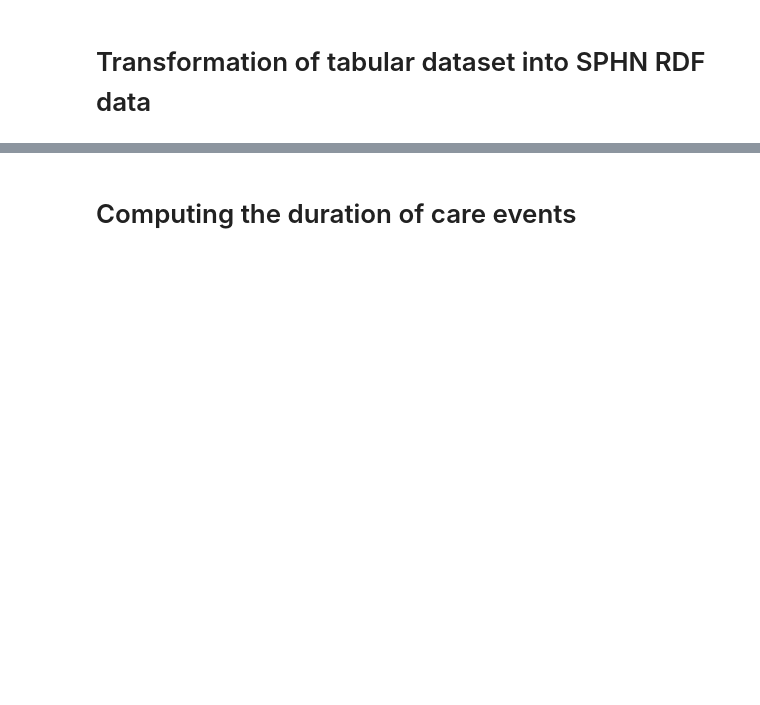
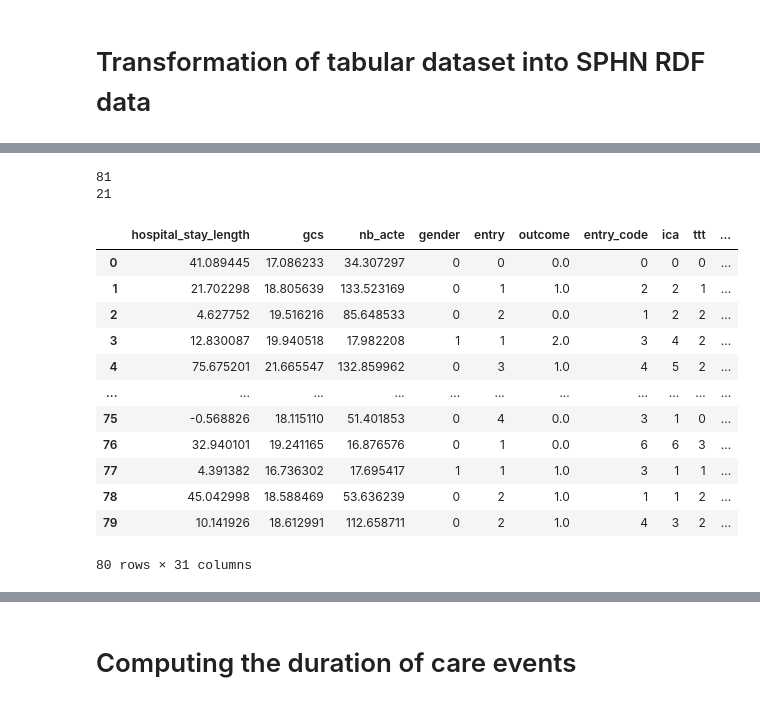
Before and after one commit to TeamHeKA/neurovasc, a Jupyter notebook: notebooks/Data Generation/SPHN_synthetic_dataset.ipynb, the cells around one changed output, grey strips where cells are left out. Saved outputs shown, nothing was run; the diff lists cells and outputs as text; code cells hidden in the pictures; blank space fills up the shorter version.

```diff
--- a/notebooks/Data Generation/SPHN_synthetic_dataset.ipynb
+++ b/notebooks/Data Generation/SPHN_synthetic_dataset.ipynb
@@ -151,0 +172,28 @@ print(date_2)
+# %%
+N = 102
+N_train = int(N * 0.8)
+print(N_train)
+N_test = N - N_train
+print(N_test)
+assert N == N_train + N_test
+
+train_df = df.iloc[0:N]
+
+with_outcome = df.iloc[0:N_train]
+with_outcome
+# %% [output]
+81
+21
+|  | hospital_stay_length | gcs | nb_acte | gender | entry | outcome | entry_code | ica | ttt | ... |
+| 0 | 41.089445 | 17.086233 | 34.307297 | 0 | 0 | 0.0 | 0 | 0 | 0 | ... |
+| 1 | 21.702298 | 18.805639 | 133.523169 | 0 | 1 | 1.0 | 2 | 2 | 1 | ... |
+| 2 | 4.627752 | 19.516216 | 85.648533 | 0 | 2 | 0.0 | 1 | 2 | 2 | ... |
+| 3 | 12.830087 | 19.940518 | 17.982208 | 1 | 1 | 2.0 | 3 | 4 | 2 | ... |
+| 4 | 75.675201 | 21.665547 | 132.859962 | 0 | 3 | 1.0 | 4 | 5 | 2 | ... |
+| ... | ... | ... | ... | ... | ... | ... | ... | ... | ... | ... |
+| 75 | -0.568826 | 18.115110 | 51.401853 | 0 | 4 | 0.0 | 3 | 1 | 0 | ... |
+| 76 | 32.940101 | 19.241165 | 16.876576 | 0 | 1 | 0.0 | 6 | 6 | 3 | ... |
+| 77 | 4.391382 | 16.736302 | 17.695417 | 1 | 1 | 1.0 | 3 | 1 | 1 | ... |
+| 78 | 45.042998 | 18.588469 | 53.636239 | 0 | 2 | 1.0 | 1 | 1 | 2 | ... |
+| 79 | 10.141926 | 18.612991 | 112.658711 | 0 | 2 | 1.0 | 4 | 3 | 2 | ... |
+80 rows × 31 columns
```
Also changed, not shown: parts of 8 cells of this notebook.
